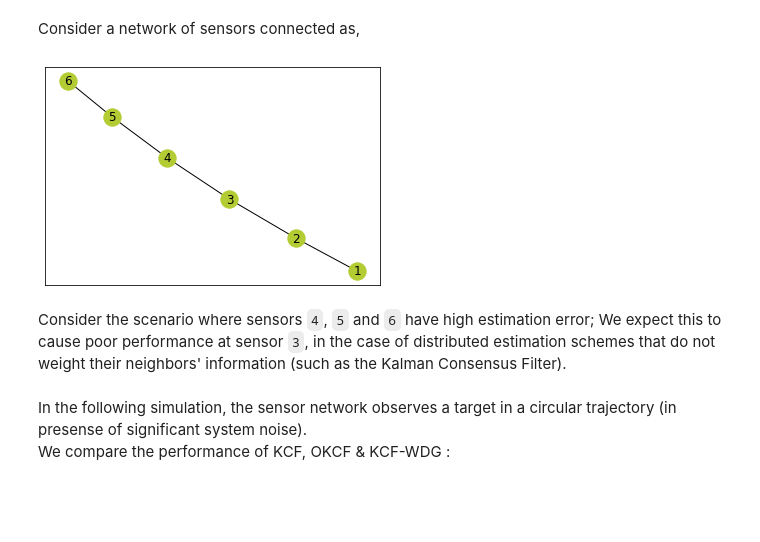
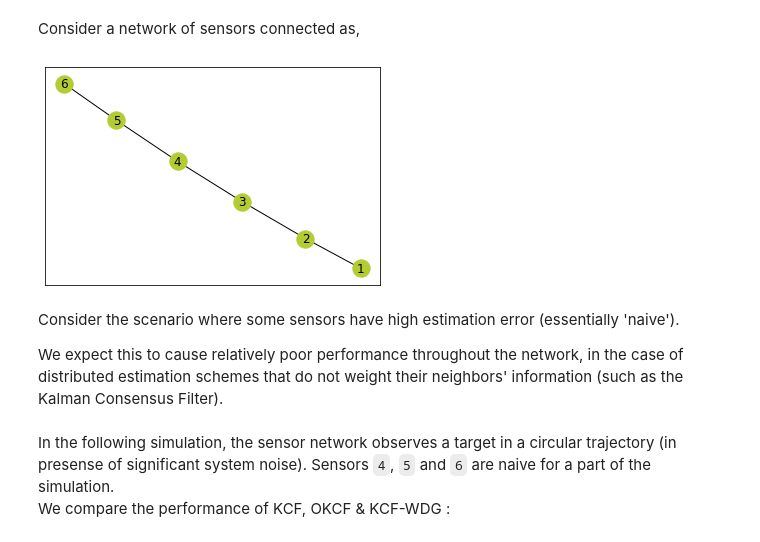
Before and after one commit to shirazkn/sensor-network-sim, a Jupyter notebook: Simulation.ipynb, the cells around one changed output. Drawn from its saved outputs; the diff is of its cells as text; code cells hidden in the pictures; blank space fills up the shorter version.

```diff
--- a/Simulation.ipynb
+++ b/Simulation.ipynb
@@ -17,9 +17,11 @@ input_data = settings.input.read(input_files)
 # %% [markdown]
 Consider a network of sensors connected as,
 # %%
-from sim.helpers import show_graph
-show_graph(input_data["network"]["adjacency"])
+from sim.helpers import graph_plot
+graph_plot(input_data["network"]["adjacency"])
 # %% [output]
-[figure, old version]
+[figure, new version]
 # %% [markdown]
-Consider the scenario where sensors `4`, `5` and `6` have high estimation error; We expect this to cause poor performance at sensor `3`, in the case of distributed estimation schemes that do not weight their neighbors' information (such as the Kalman Consensus Filter).
+Consider the scenario where some sensors have high estimation error (essentially 'naive').
+
+We expect this to cause relatively poor performance throughout the network, in the case of distributed estimation schemes that do not weight their neighbors' information (such as the Kalman Consensus Filter).
@@ -31,3 +28,3 @@ input_data["network"]["noise_covariances"]["6"] = [[big_number, 0], [0, big_numb
 # %% [markdown]
-In the following simulation, the sensor network observes a target in a circular trajectory (in presense of significant system noise). <br>
+In the following simulation, the sensor network observes a target in a circular trajectory (in presense of significant system noise). Sensors `4`, `5` and `6` are naive for a part of the simulation. <br>
 We compare the performance of KCF, OKCF & KCF-WDG :
```
Also changed, not shown: parts of 7 cells of this notebook, 10 other files.
